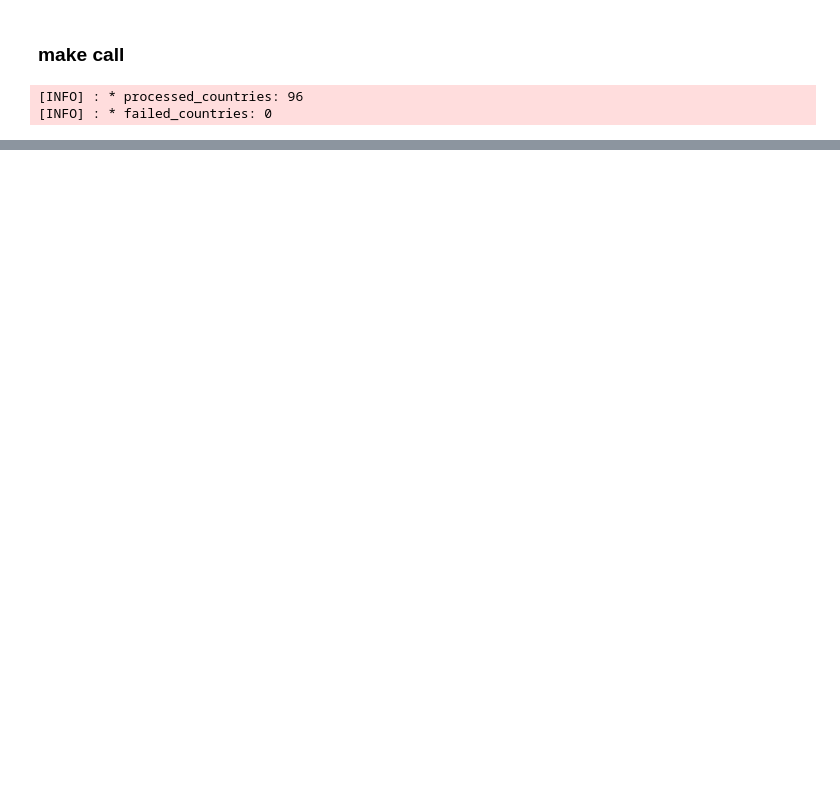
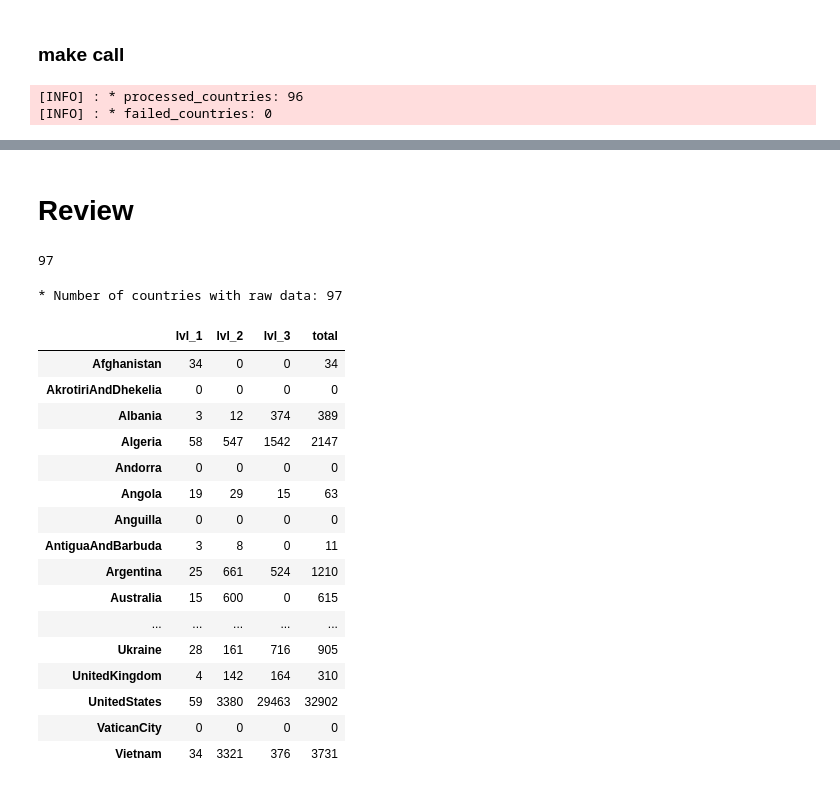
Before and after one commit to diego-vega-centeno/administrative-divisions-osm-scrape, a Jupyter notebook: notebooks/scrape.ipynb, the cells around one changed output, grey strips where cells are left out. Saved outputs shown, nothing was run; the diff lists cells and outputs as text; code cells hidden in the pictures; blank space fills up the shorter version.

```diff
--- a/notebooks/scrape.ipynb
+++ b/notebooks/scrape.ipynb
@@ -95,3 +79,18 @@ raw_scrape_logger.info(f"* failed_countries: {len(failed_countries)}")
 # %% [output]
 [INFO] : * processed_countries: 96
 [INFO] : * failed_countries: 0
+# %%
+query = f"""
+        [timeout:60][out:json];
+
+	rel(270056);
+     out tags;
+     map_to_area;
+     rel[boundary=administrative][admin_level=4](area);
+     out tags;
+
+out geom;
+"""
+# %%
+response = requests.get("http://overpass-api.de/api/interpreter", params={"data": query}, timeout=6)
+response.status_code
@@ -142,3 +128,50 @@ for country, id, lvls in to_scrape:
 
     too.getOSMIDAddsStruct_chunks((country, id, lvls), SAVE_DIR)
     time.sleep(3)
+# %% [markdown]
+# Review
+# %%
+country_dirs = [f for f in (DATA_DIR / 'raw/osm countries queries').glob('*') if f.is_dir()]
+print(len(country_dirs))
+# %% [output]
+97
+# %%
+raw_by_cntr = {}
+# for chunks and non chunk files
+for dir in country_dirs:
+    files_elements = [tgm.load(str(f))['elements'] for f in dir.glob('*.json')]
+    elements = [ele for list in files_elements for ele in list]
+    raw_by_cntr[str(dir.name)] = elements
+
+print(f"* Number of countries with raw data: {len(raw_by_cntr)}")
+# %% [output]
+* Number of countries with raw data: 97
+# %%
+resume = {}
+for country, raw in raw_by_cntr.items():
+    resume[country] = {}
+    resume[country]['lvl_1'] = len([ele for ele in raw if ele['tags']['admin_level'] == '4'])
+    resume[country]['lvl_2'] = len([ele for ele in raw if ele['tags']['admin_level'] == '6'])
+    resume[country]['lvl_3'] = len([ele for ele in raw if ele['tags']['admin_level'] == '8'])
+    resume[country]['total'] = len([ele for ele in raw if ele['tags']['admin_level'] != '2'])
+
+resume = pd.DataFrame(resume).T
+resume.peek()
+# %% [output]
+|  | lvl_1 | lvl_2 | lvl_3 | total |
+| Afghanistan | 34 | 0 | 0 | 34 |
+| AkrotiriAndDhekelia | 0 | 0 | 0 | 0 |
+| Albania | 3 | 12 | 374 | 389 |
+| Algeria | 58 | 547 | 1542 | 2147 |
+| Andorra | 0 | 0 | 0 | 0 |
+| Angola | 19 | 29 | 15 | 63 |
+| Anguilla | 0 | 0 | 0 | 0 |
+| AntiguaAndBarbuda | 3 | 8 | 0 | 11 |
+| Argentina | 25 | 661 | 524 | 1210 |
+| Australia | 15 | 600 | 0 | 615 |
+| ... | ... | ... | ... | ... |
+| Ukraine | 28 | 161 | 716 | 905 |
+| UnitedKingdom | 4 | 142 | 164 | 310 |
+| UnitedStates | 59 | 3380 | 29463 | 32902 |
+| VaticanCity | 0 | 0 | 0 | 0 |
+| Vietnam | 34 | 3321 | 376 | 3731 |
```
Also changed, not shown: parts of 8 cells of this notebook, 1 other file.
